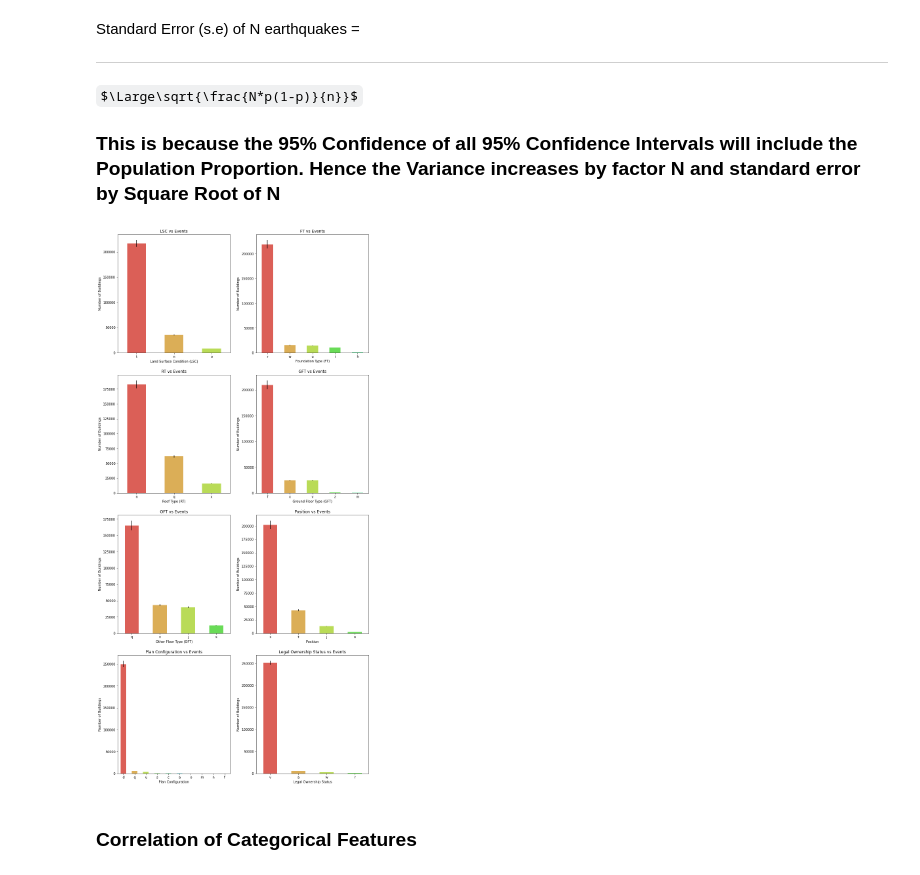
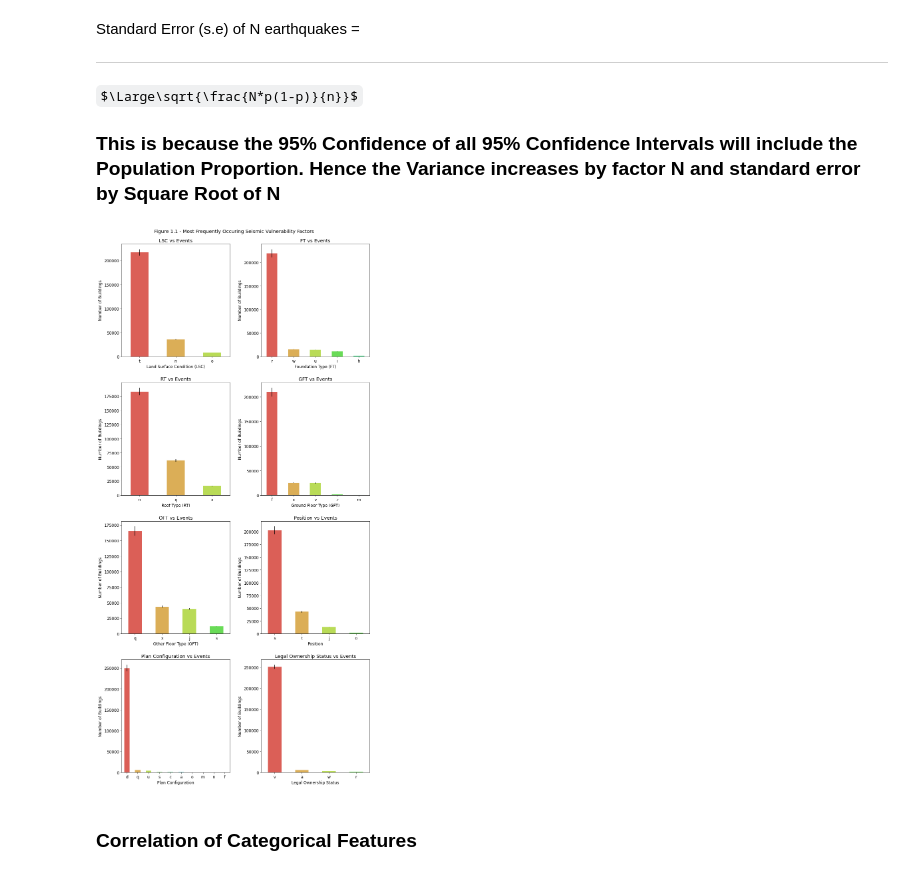
Before and after one commit to DS-Group22-ADP/Practical-Project, a Jupyter notebook: notebooks/Exploratory-Data-Analysis (Main Notebook).ipynb, the cells around one changed output. Saved outputs shown, nothing was run; the diff lists cells and outputs as text; code cells hidden in the pictures; some formulas as TeX source.

```diff
--- a/notebooks/Exploratory-Data-Analysis (Main Notebook).ipynb
+++ b/notebooks/Exploratory-Data-Analysis (Main Notebook).ipynb
@@ -1112,34 +1115,36 @@ def plot_pandas_kind_bar(df, attr, ax1, c, xlabel="", ylabel="", title=""):
 # plot subplots
 fig, ax = plt.subplots(4,2, figsize=(12,24))
 
+fig.suptitle("Figure 1.1 - Most Frequently Occuring Seismic Vulnerability Factors")
+
 # subplot LSC using value counts and order by descending order
 plot_pandas_kind_bar(more_destructions_causes, "land_surface_condition", ax[0,0], colors[:3],
                      xlabel="Land Surface Condition (LSC)", ylabel="Number of Buildings", title="LSC vs Events")
 # subplot FT using value counts and order by descending order
 plot_pandas_kind_bar(more_destructions_causes, "foundation_type", ax[0,1], colors[:5],
                      xlabel="Foundation Type (FT)", ylabel="Number of Buildings", title="FT vs Events")
 # subplot RT using value counts and order by descending order
 plot_pandas_kind_bar(more_destructions_causes, "roof_type", ax[1,0], colors[:3],
                      xlabel="Roof Type (RT)", ylabel="Number of Buildings", title="RT vs Events")
 # subplot GFT using value counts and order by descending order
 plot_pandas_kind_bar(more_destructions_causes, "ground_floor_type", ax[1,1], colors[:5],
                      xlabel="Ground Floor Type (GFT)", ylabel="Number of Buildings", title="GFT vs Events")
 # subplot OFT using value counts and order by descending order
 plot_pandas_kind_bar(more_destructions_causes, "other_floor_type", ax[2,0], colors[:4],
                      xlabel="Other Floor Type (OFT)", ylabel="Number of Buildings", title="OFT vs Events")
 # subplot Position using value counts and order by descending order
 plot_pandas_kind_bar(more_destructions_causes, "position", ax[2,1], colors[:4],
                      xlabel="Position", ylabel="Number of Buildings", title="Position vs Events")
 # subplot Plan Configuration using value counts and order by descending order
 plot_pandas_kind_bar(more_destructions_causes, "plan_configuration", ax[3,0], colors[:10],
                      xlabel="Plan Configuration", ylabel="Number of Buildings", title="Plan Configuration vs Events")
 # subplot Legal Ownership Status using value counts and order by descending order
 plot_pandas_kind_bar(more_destructions_causes, "legal_ownership_status", ax[3,1], colors[:4],
                      xlabel="Legal Ownership Status", ylabel="Number of Buildings", title="Legal Ownership Status vs Events")
 # tight_layout for plot
 plt.tight_layout(pad=2.0)
 # %% [output]
-[figure, old version]
+[figure, new version]
 # %% [markdown]
 ### Correlation of Categorical Features
 # %%
```
Also changed, not shown: parts of 50 cells of this notebook.
